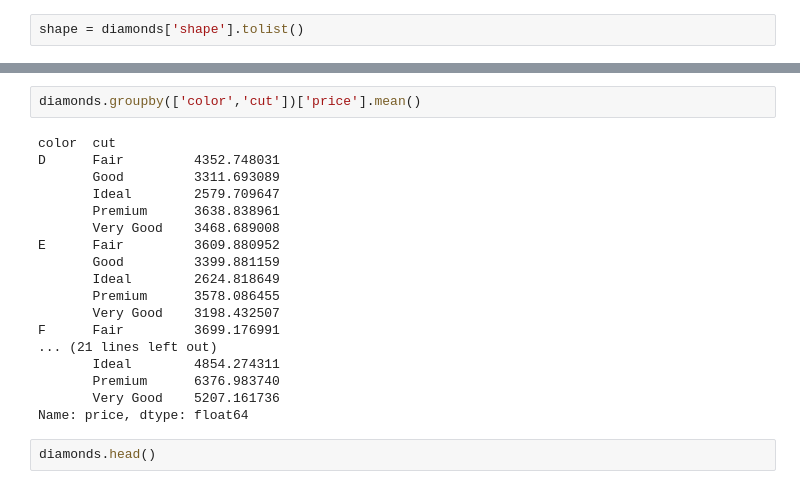
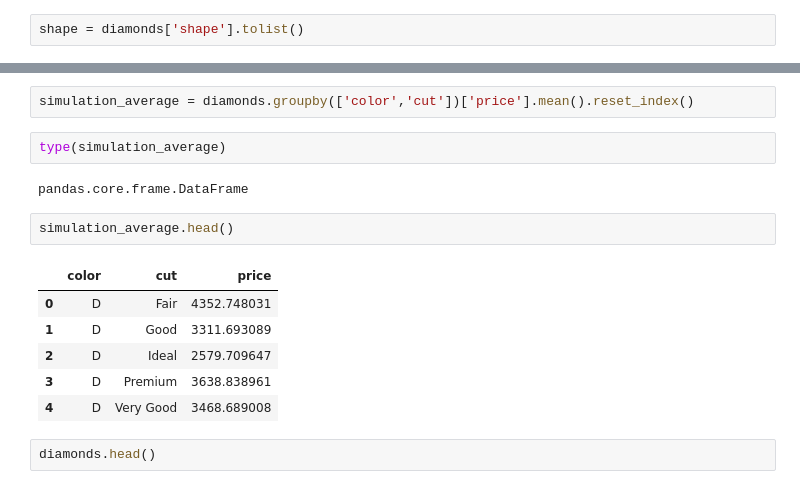
Before and after one commit to luisperezdemiguelinfante/ih_datamadpt0420_project_m2, a Jupyter notebook: Untitled.ipynb, the cells around one changed output, grey strips where cells are left out. Drawn from its saved outputs; the diff is of its cells as text.

```diff
--- a/Untitled.ipynb
+++ b/Untitled.ipynb
@@ -50,25 +50,20 @@ diamonds.corr()
 | cm3 | 0.971851 | 0.006721 | 0.168437 | 0.898684 | 0.952303 | 0.977860 | 0.953983 | 0.180464 | 1.000000 | NaN |
 | price_per_cut | NaN | NaN | NaN | NaN | NaN | NaN | NaN | NaN | NaN | NaN |
 # %%
-diamonds.groupby(['color','cut'])['price'].mean()
+simulation_average = diamonds.groupby(['color','cut'])['price'].mean().reset_index()
-# %% [output]
-color  cut
-D      Fair         4352.748031
-       Good         3311.693089
-       Ideal        2579.709647
-       Premium      3638.838961
-       Very Good    3468.689008
-E      Fair         3609.880952
-       Good         3399.881159
-       Ideal        2624.818649
-       Premium      3578.086455
-       Very Good    3198.432507
-F      Fair         3699.176991
-... (21 lines left out)
-       Ideal        4854.274311
-       Premium      6376.983740
-       Very Good    5207.161736
-Name: price, dtype: float64
+# %%
+type(simulation_average)
+# %% [output]
+pandas.core.frame.DataFrame
+# %%
+simulation_average.head()
+# %% [output]
+|  | color | cut | price |
+| 0 | D | Fair | 4352.748031 |
+| 1 | D | Good | 3311.693089 |
+| 2 | D | Ideal | 2579.709647 |
+| 3 | D | Premium | 3638.838961 |
+| 4 | D | Very Good | 3468.689008 |
 # %%
 diamonds.head()
 # %% [output]
```
Also changed, not shown: parts of 13 cells of this notebook.
